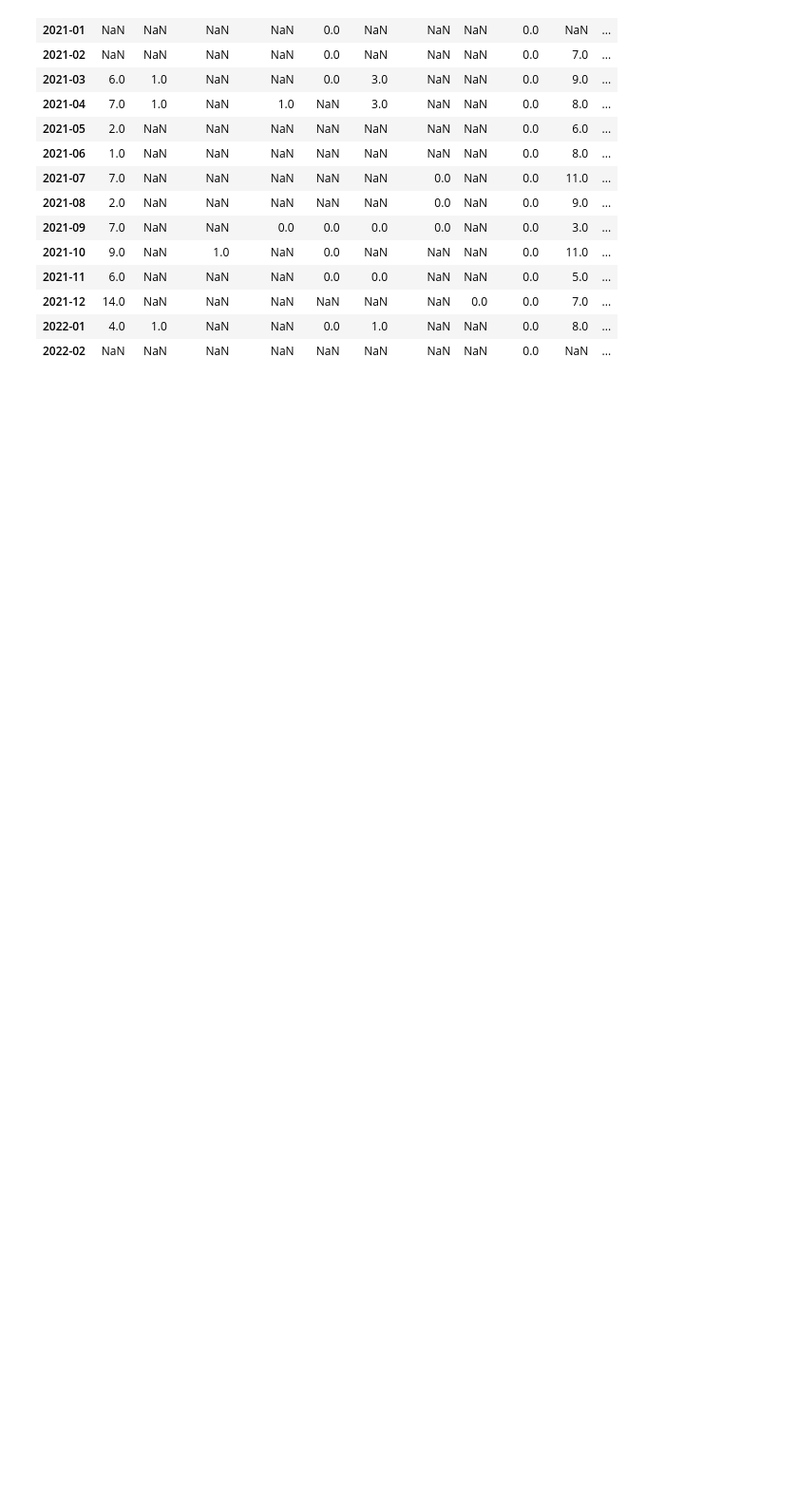
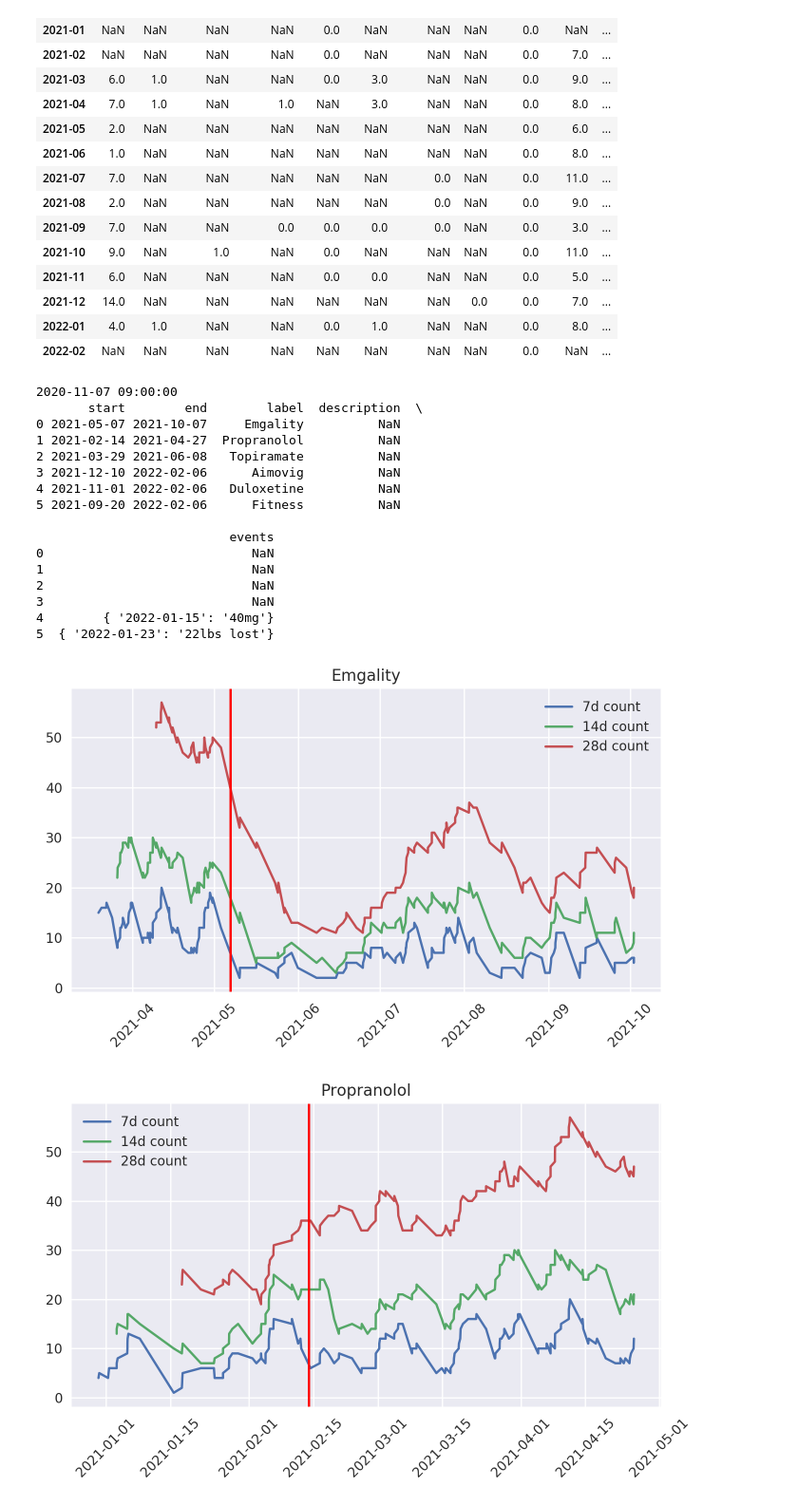
Before and after one commit to vfilby/migrainebuddy-summarizer, a Jupyter notebook: MB_DataExploration2.ipynb, the cells around one changed output. Shown at 95% size. Saved outputs shown, nothing was run; the diff lists cells and outputs as text; code cells hidden in the pictures; blank space fills up the shorter version.

```diff
--- a/MB_DataExploration2.ipynb
+++ b/MB_DataExploration2.ipynb
@@ -202,3 +202,45 @@ pd.pivot_table( meds, index='YM', columns='Name', values='Q', aggfunc='count')
 | 2021-12 | 14.0 | NaN | NaN | NaN | NaN | NaN | NaN | 0.0 | 0.0 | 7.0 | ... |
 | 2022-01 | 4.0 | 1.0 | NaN | NaN | 0.0 | 1.0 | NaN | NaN | 0.0 | 8.0 | ... |
 | 2022-02 | NaN | NaN | NaN | NaN | NaN | NaN | NaN | NaN | 0.0 | NaN | ... |
+# %%
+first_med_date = meds2.index.min()
+print(first_med_date)
+print(notable_periods)
+
+for index, period in notable_periods.iterrows():
+    plot_start = period['start'] -  pd.to_timedelta(56, unit='d')
+    plot_7d_start = plot_start + pd.to_timedelta(7, unit='d')
+    plot_14d_start = plot_start + pd.to_timedelta(14, unit='d')
+    plot_28d_start = plot_start + pd.to_timedelta(28, unit='d')
+
+    meds2_slice = meds2.loc[plot_start:period['end']]
+
+    fig, ax = plt.subplots()
+    fig.subplots_adjust(bottom=0.3)
+    plt.xticks(rotation=45)
+    plt.plot(meds2_slice['Occ'].rolling( '7d', min_periods=1 ).count()[plot_7d_start:period['end']], label='7d count')
+    plt.plot(meds2_slice['Occ'].rolling( '14d', min_periods=1 ).count()[plot_14d_start:period['end']], label='14d count')
+    plt.plot(meds2_slice['Occ'].rolling( '28d', min_periods=1 ).count()[plot_28d_start:period['end']], label='28d count')
+    plt.axvline( period['start'], color='r')
+    ax.legend()
+    ax.set_title(period['label'])
+    plt.show()
+# %% [output]
+2020-11-07 09:00:00
+       start        end        label  description  \
+0 2021-05-07 2021-10-07     Emgality          NaN
+1 2021-02-14 2021-04-27  Propranolol          NaN
+2 2021-03-29 2021-06-08   Topiramate          NaN
+3 2021-12-10 2022-02-06      Aimovig          NaN
+4 2021-11-01 2022-02-06   Duloxetine          NaN
+5 2021-09-20 2022-02-06      Fitness          NaN
+
+                          events
+0                            NaN
+1                            NaN
+2                            NaN
+3                            NaN
+4        { '2022-01-15': '40mg'}
+5  { '2022-01-23': '22lbs lost'}
+[figure, added]
+[figure, added]
```
Also changed, not shown: parts of 4 cells of this notebook.
